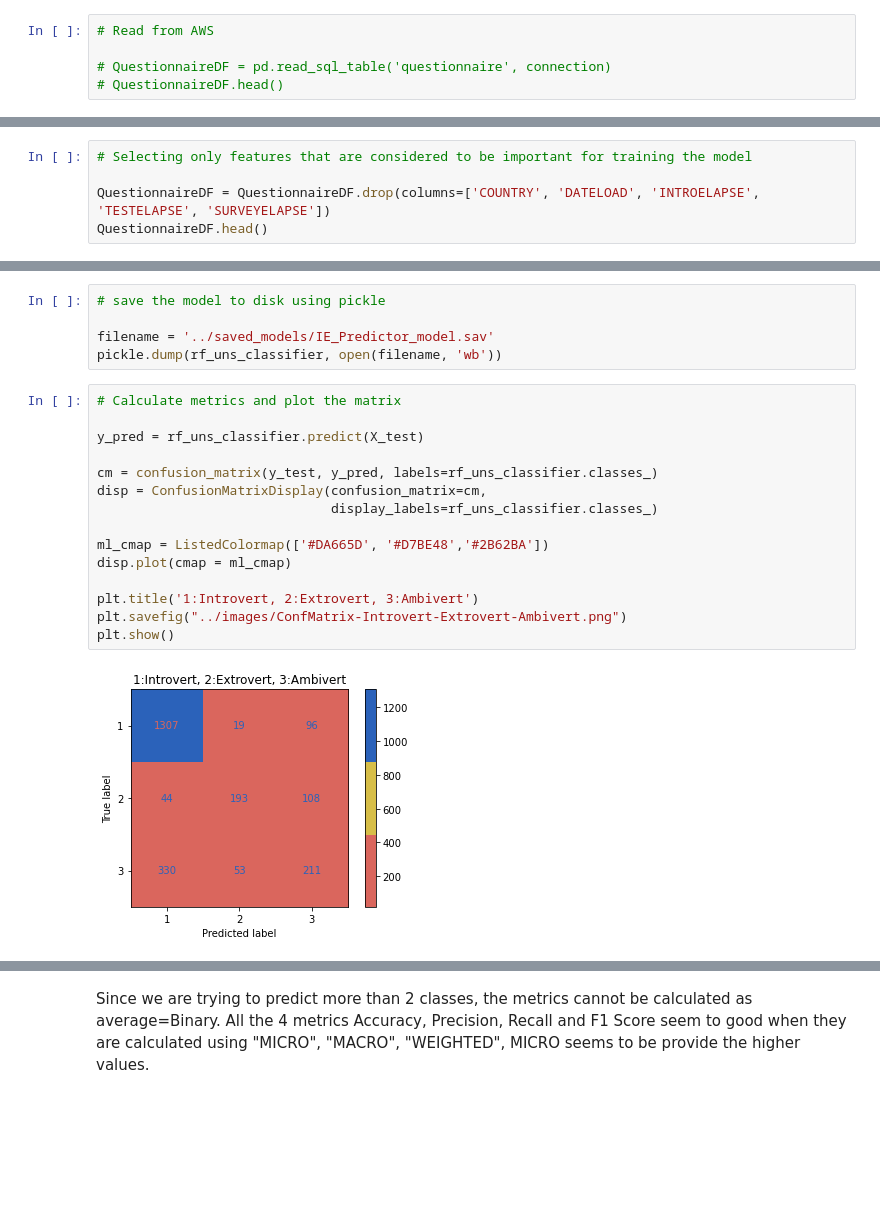
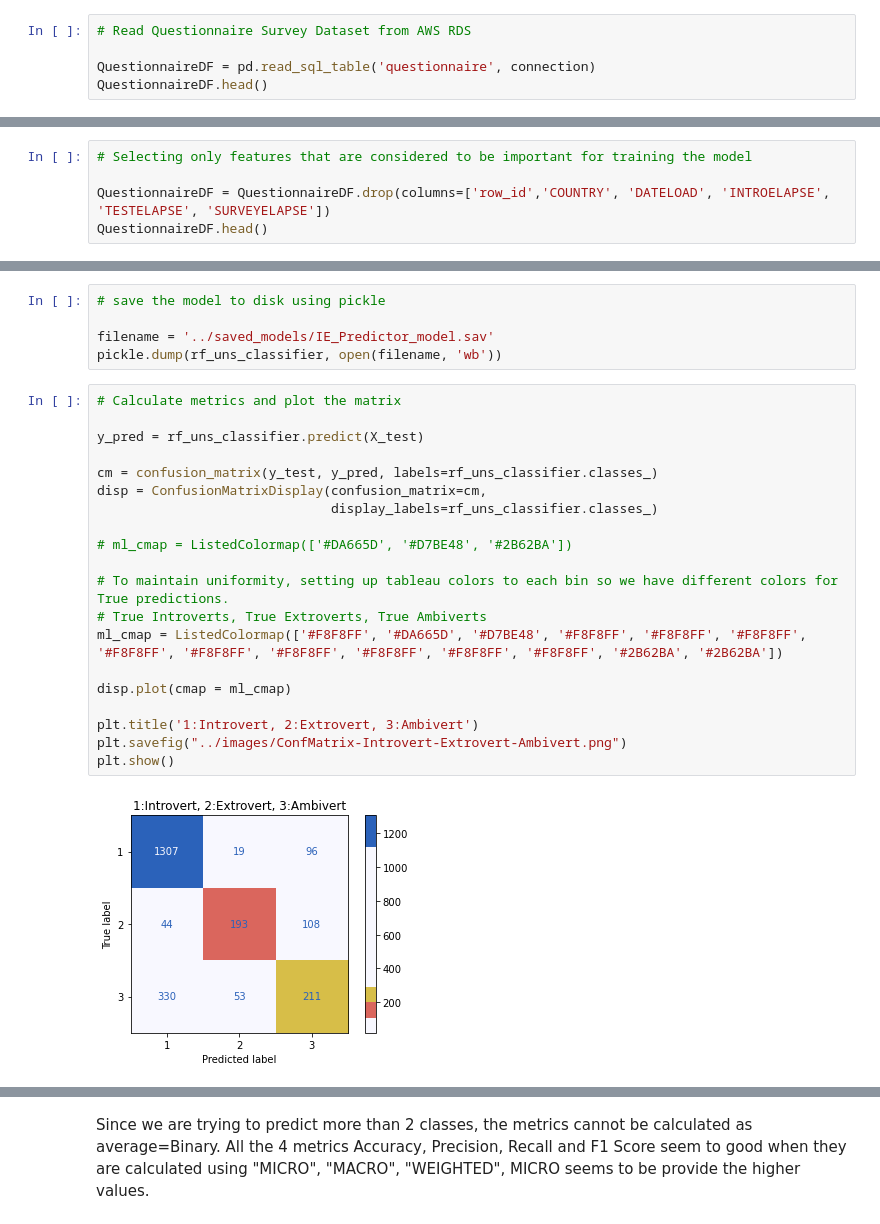
Before and after one commit to skesamsetty/ML_Project, a Jupyter notebook: code/IE_Predictor_Model.ipynb, the cells around one changed output, grey strips where cells are left out. Saved outputs shown, nothing was run; the diff lists cells and outputs as text; blank space fills up the shorter version.

Commit message:
Update color palette of Confusion matrix

```diff
--- a/code/IE_Predictor_Model.ipynb
+++ b/code/IE_Predictor_Model.ipynb
@@ -87,5 +84,5 @@ QuestionnaireDF
 # %%
-# Read from AWS
+# Read Questionnaire Survey Dataset from AWS RDS
 
-# QuestionnaireDF = pd.read_sql_table('questionnaire', connection)
-# QuestionnaireDF.head()
+QuestionnaireDF = pd.read_sql_table('questionnaire', connection)
+QuestionnaireDF.head()
@@ -113,7 +118,7 @@ QuestionnaireDF
 # %%
 # Selecting only features that are considered to be important for training the model
 
-QuestionnaireDF = QuestionnaireDF.drop(columns=['COUNTRY', 'DATELOAD', 'INTROELAPSE', 'TESTELAPSE', 'SURVEYELAPSE'])
+QuestionnaireDF = QuestionnaireDF.drop(columns=['row_id','COUNTRY', 'DATELOAD', 'INTROELAPSE', 'TESTELAPSE', 'SURVEYELAPSE'])
 QuestionnaireDF.head()
 # %% [output]
 |  | Q1A | Q1I | Q1E | Q2A | Q2I | Q2E | Q3A | Q3I | Q3E | Q4A | ... | ... |
@@ -349,18 +354,23 @@ pickle.dump(rf_uns_classifier, open(filename, 'wb'))
 # %%
 # Calculate metrics and plot the matrix
 
 y_pred = rf_uns_classifier.predict(X_test)
 
 cm = confusion_matrix(y_test, y_pred, labels=rf_uns_classifier.classes_)
 disp = ConfusionMatrixDisplay(confusion_matrix=cm,
                               display_labels=rf_uns_classifier.classes_)
 
-ml_cmap = ListedColormap(['#DA665D', '#D7BE48','#2B62BA'])
+# ml_cmap = ListedColormap(['#DA665D', '#D7BE48', '#2B62BA'])
+
+# To maintain uniformity, setting up tableau colors to each bin so we have different colors for True predictions.
+# True Introverts, True Extroverts, True Ambiverts
+ml_cmap = ListedColormap(['#F8F8FF', '#DA665D', '#D7BE48', '#F8F8FF', '#F8F8FF', '#F8F8FF', '#F8F8FF', '#F8F8FF', '#F8F8FF', '#F8F8FF', '#F8F8FF', '#F8F8FF', '#2B62BA', '#2B62BA'])
+
 disp.plot(cmap = ml_cmap)
 
 plt.title('1:Introvert, 2:Extrovert, 3:Ambivert')
 plt.savefig("../images/ConfMatrix-Introvert-Extrovert-Ambivert.png")
 plt.show()
 # %% [output]
-[figure, old version]
+[figure, new version]
 # %%
```
Also changed, not shown: parts of 7 cells of this notebook, 1 other file.
